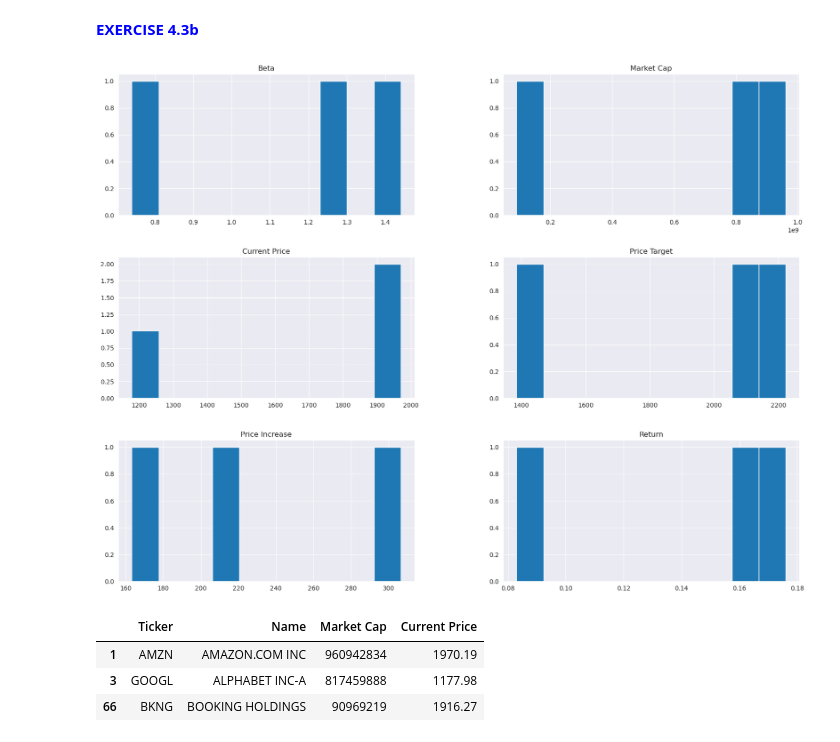
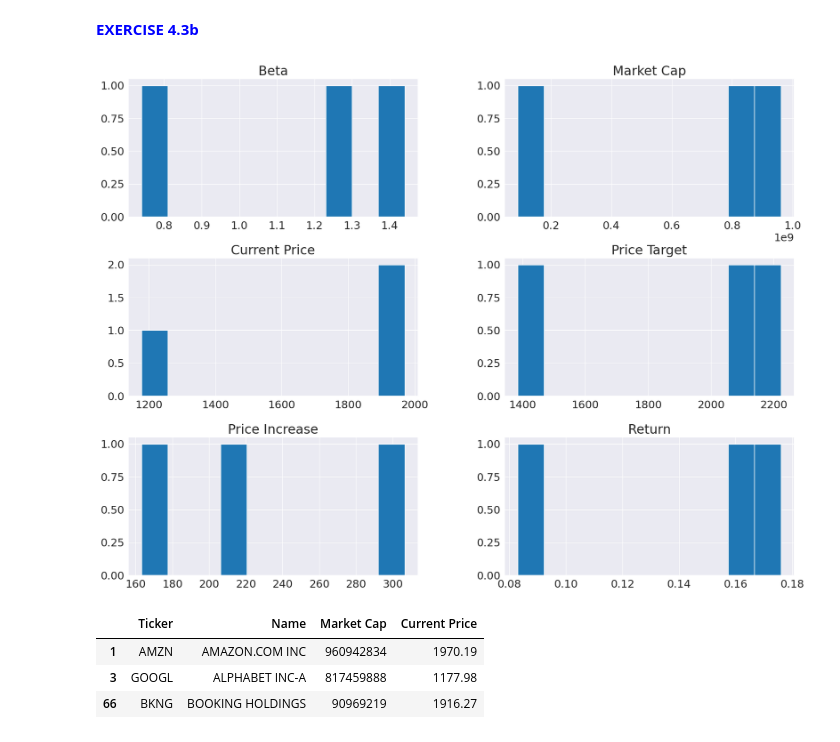
Before and after one commit to Brice-Dev-Lab/PyFi_Coursework, a Jupyter notebook: machine_learning/module_01/notebooks/ML 01. Jupyter Notebook.ipynb, the cells around one changed output. Cells and saved outputs as stored; diff of their text form; code cells hidden in the pictures.

```diff
--- a/machine_learning/module_01/notebooks/ML 01. Jupyter Notebook.ipynb
+++ b/machine_learning/module_01/notebooks/ML 01. Jupyter Notebook.ipynb
@@ -129,5 +129,10 @@ stock_data_v2.shape
 # %%
 # Display histograms for all continuous features
 stock_data_v2.hist(figsize=(20,20))
+
+# Increase the font size
+plt.rcParams.update({'font.size': 24})
+
+# Visualize the plots
 plt.show()
 # %% [output]
@@ -182,10 +187,15 @@ plt.show()
 # %%
 # All stock data with current price above $1K
 stock_data_mask_out_above_1K = stock_data_mask_out[stock_data_mask_out['Current Price']>1000]
 stock_data_mask_out_above_1K.hist(figsize=(20,15))
+
+# Decrease the font size
+plt.rcParams.update({'font.size': 20})
+
+# Display the plot
 plt.show()
 # %% [output]
-[figure, old version]
+[figure, new version]
 # %%
 stock_data_mask_out_above_1K[['Ticker', 'Name', 'Market Cap', 'Current Price']]
 # stock_data_mask_out_above_1K.info()
```
Also changed, not shown: parts of 3 cells of this notebook.
